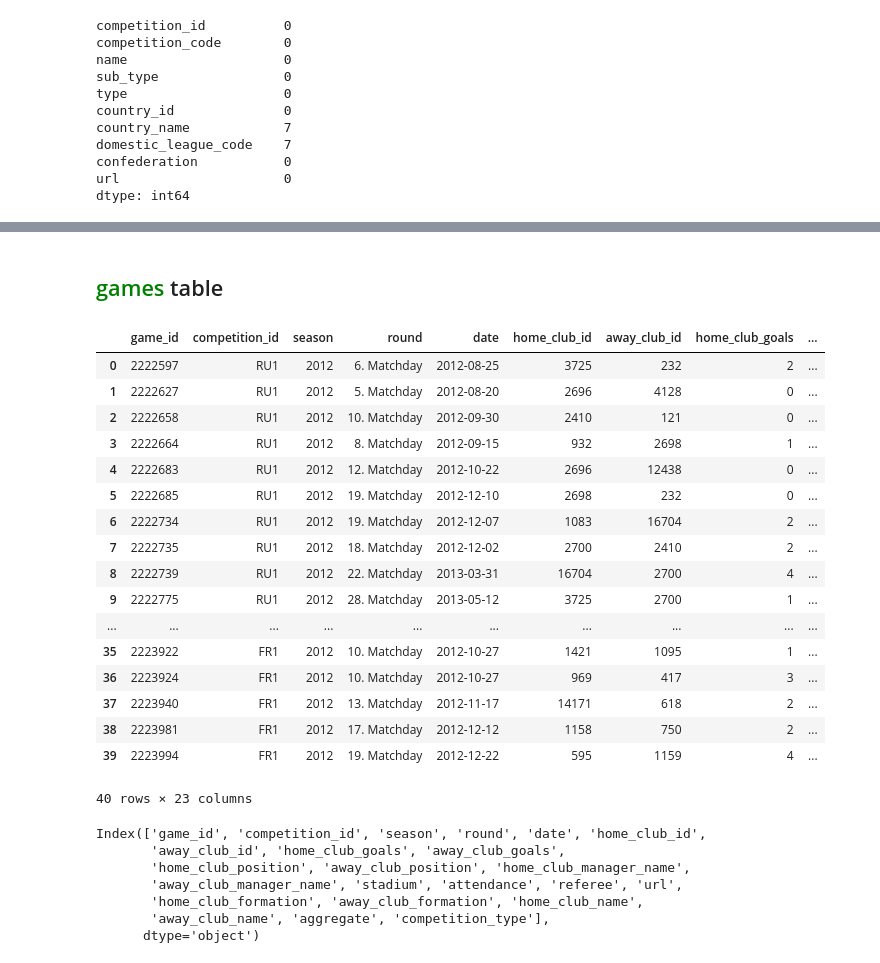
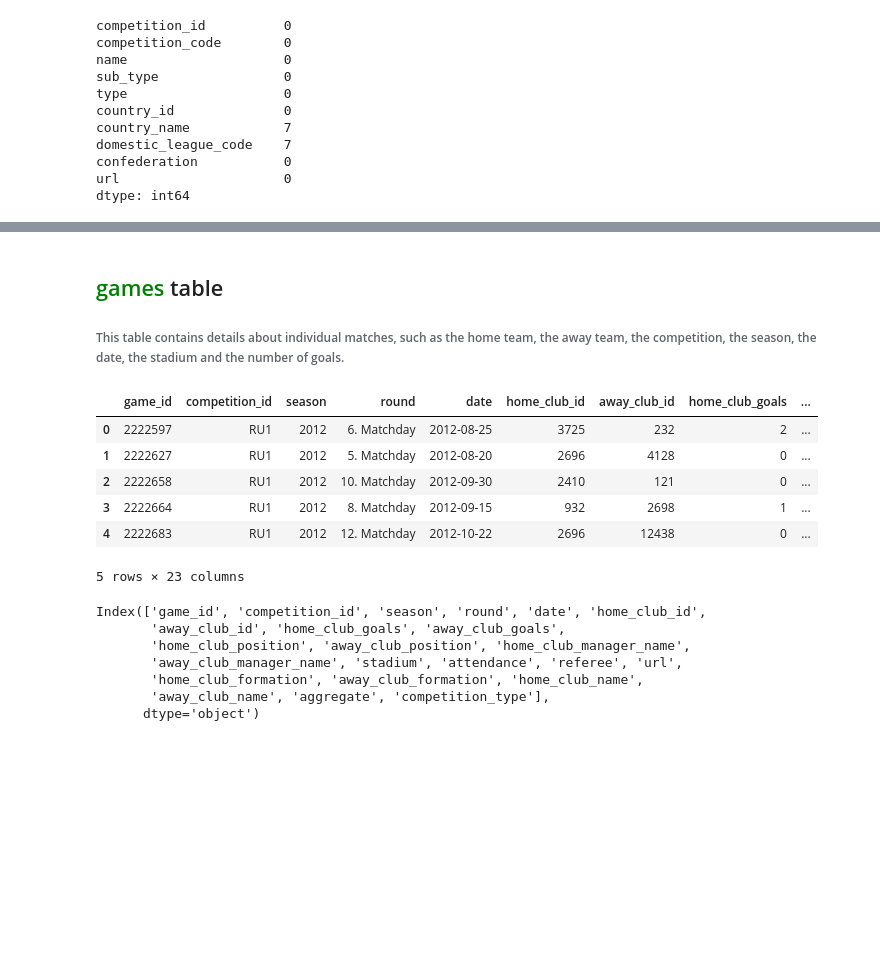
Before and after one commit to Bilguun-Batsaikhan/IUM-TWEB, a Jupyter notebook: Solution/Python/preliminary_investigation.ipynb, the cells around one changed output, grey strips where cells are left out. Drawn from its saved outputs; the diff is of its cells as text; code cells hidden in the pictures; blank space fills up the shorter version.

Commit message:
analysis of the different csv files and the information they contain

```diff
--- a/Solution/Python/preliminary_investigation.ipynb
+++ b/Solution/Python/preliminary_investigation.ipynb
@@ -110,28 +93,17 @@ cpt[cpt['country_name'].isnull()]
 # %% [markdown]
-
 ## <font color='green'>games</font> table
+###### This table contains details about individual matches, such as the home team, the away team, the competition, the season, the date, the stadium and the number of goals.
 # %%
 gms = pd.read_csv('../csv/games.csv')
-gms.head(40)
+gms.head()
 # %% [output]
 |  | game_id | competition_id | season | round | date | home_club_id | away_club_id | home_club_goals | ... |
 | 0 | 2222597 | RU1 | 2012 | 6. Matchday | 2012-08-25 | 3725 | 232 | 2 | ... |
 | 1 | 2222627 | RU1 | 2012 | 5. Matchday | 2012-08-20 | 2696 | 4128 | 0 | ... |
 | 2 | 2222658 | RU1 | 2012 | 10. Matchday | 2012-09-30 | 2410 | 121 | 0 | ... |
 | 3 | 2222664 | RU1 | 2012 | 8. Matchday | 2012-09-15 | 932 | 2698 | 1 | ... |
 | 4 | 2222683 | RU1 | 2012 | 12. Matchday | 2012-10-22 | 2696 | 12438 | 0 | ... |
-| 5 | 2222685 | RU1 | 2012 | 19. Matchday | 2012-12-10 | 2698 | 232 | 0 | ... |
-| 6 | 2222734 | RU1 | 2012 | 19. Matchday | 2012-12-07 | 1083 | 16704 | 2 | ... |
-| 7 | 2222735 | RU1 | 2012 | 18. Matchday | 2012-12-02 | 2700 | 2410 | 2 | ... |
-| 8 | 2222739 | RU1 | 2012 | 22. Matchday | 2013-03-31 | 16704 | 2700 | 4 | ... |
-| 9 | 2222775 | RU1 | 2012 | 28. Matchday | 2013-05-12 | 3725 | 2700 | 1 | ... |
-| ... | ... | ... | ... | ... | ... | ... | ... | ... | ... |
-| 35 | 2223922 | FR1 | 2012 | 10. Matchday | 2012-10-27 | 1421 | 1095 | 1 | ... |
-| 36 | 2223924 | FR1 | 2012 | 10. Matchday | 2012-10-27 | 969 | 417 | 3 | ... |
-| 37 | 2223940 | FR1 | 2012 | 13. Matchday | 2012-11-17 | 14171 | 618 | 2 | ... |
-| 38 | 2223981 | FR1 | 2012 | 17. Matchday | 2012-12-12 | 1158 | 750 | 2 | ... |
-| 39 | 2223994 | FR1 | 2012 | 19. Matchday | 2012-12-22 | 595 | 1159 | 4 | ... |
-40 rows × 23 columns
+5 rows × 23 columns
 # %%
 gms.columns
 # %% [output]
```
Also changed, not shown: parts of 51 cells of this notebook.
